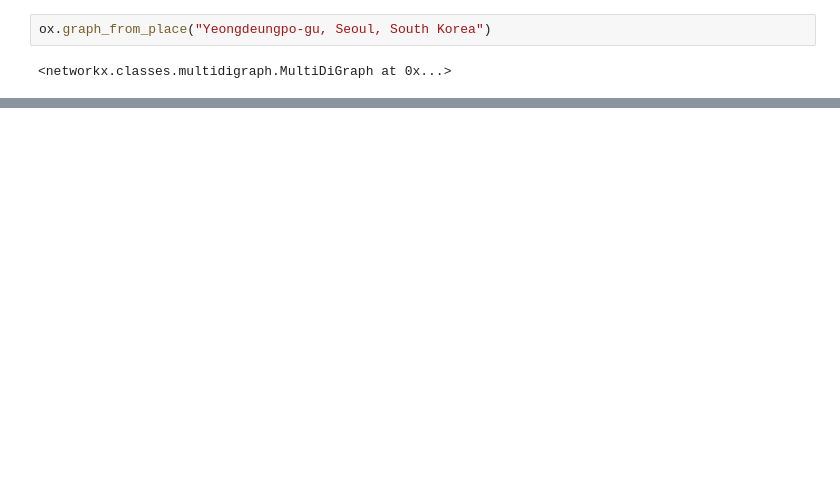
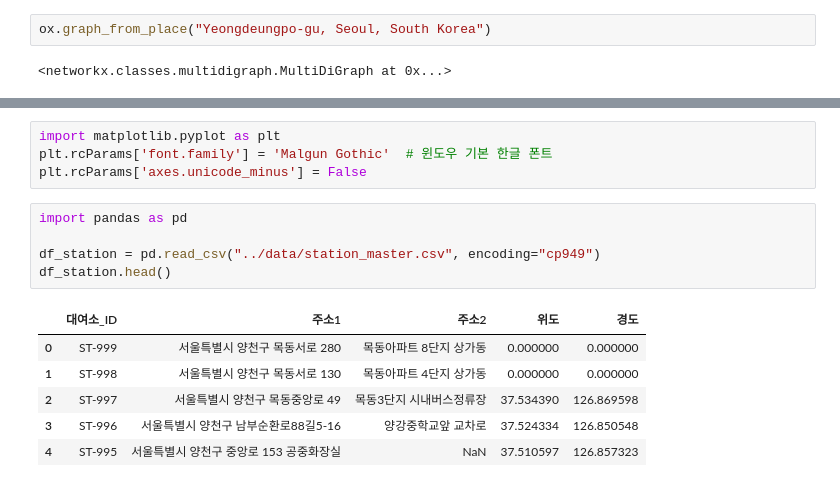
Before and after one commit to soeun7831/bike_network_analysis, a Jupyter notebook: notebooks/01_data_collecton.ipynb, the cells around one changed output, grey strips where cells are left out. Saved outputs shown, nothing was run; the diff lists cells and outputs as text; blank space fills up the shorter version.

```diff
--- a/notebooks/01_data_collecton.ipynb
+++ b/notebooks/01_data_collecton.ipynb
@@ -25,0 +153,16 @@ print(len(G.nodes), len(G.edges))
+# %%
+import matplotlib.pyplot as plt
+plt.rcParams['font.family'] = 'Malgun Gothic'  # 윈도우 기본 한글 폰트
+plt.rcParams['axes.unicode_minus'] = False
+# %%
+import pandas as pd
+
+df_station = pd.read_csv("../data/station_master.csv", encoding="cp949")
+df_station.head()
+# %% [output]
+|  | 대여소_ID | 주소1 | 주소2 | 위도 | 경도 |
+| 0 | ST-999 | 서울특별시 양천구 목동서로 280 | 목동아파트 8단지 상가동 | 0.000000 | 0.000000 |
+| 1 | ST-998 | 서울특별시 양천구 목동서로 130 | 목동아파트 4단지 상가동 | 0.000000 | 0.000000 |
+| 2 | ST-997 | 서울특별시 양천구 목동중앙로 49 | 목동3단지 시내버스정류장 | 37.534390 | 126.869598 |
+| 3 | ST-996 | 서울특별시 양천구 남부순환로88길5-16 | 양강중학교앞 교차로 | 37.524334 | 126.850548 |
+| 4 | ST-995 | 서울특별시 양천구 중앙로 153 공중화장실 | NaN | 37.510597 | 126.857323 |
```
Also changed, not shown: parts of 23 cells of this notebook.
